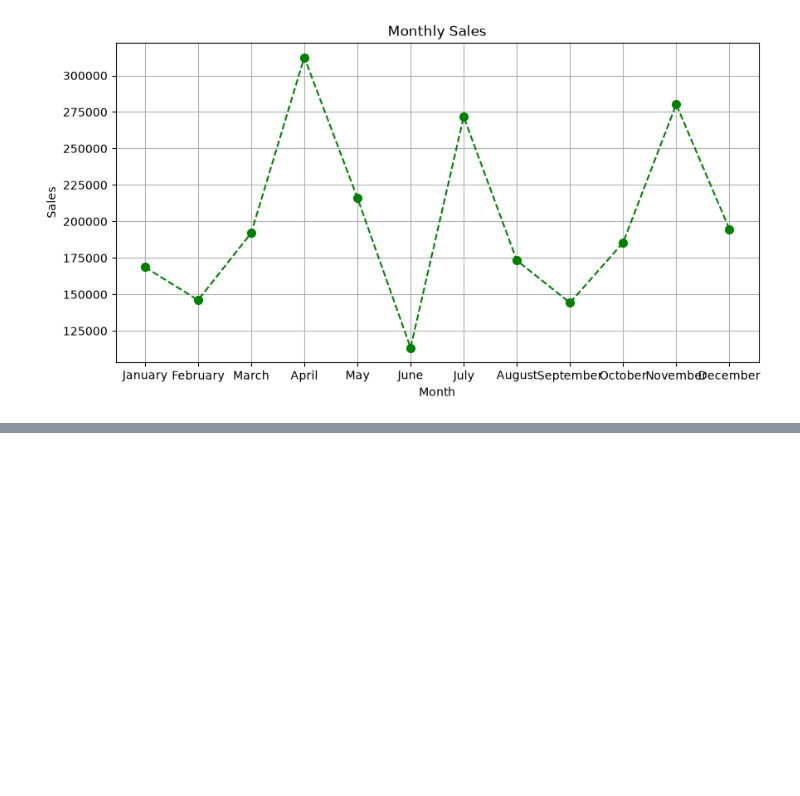
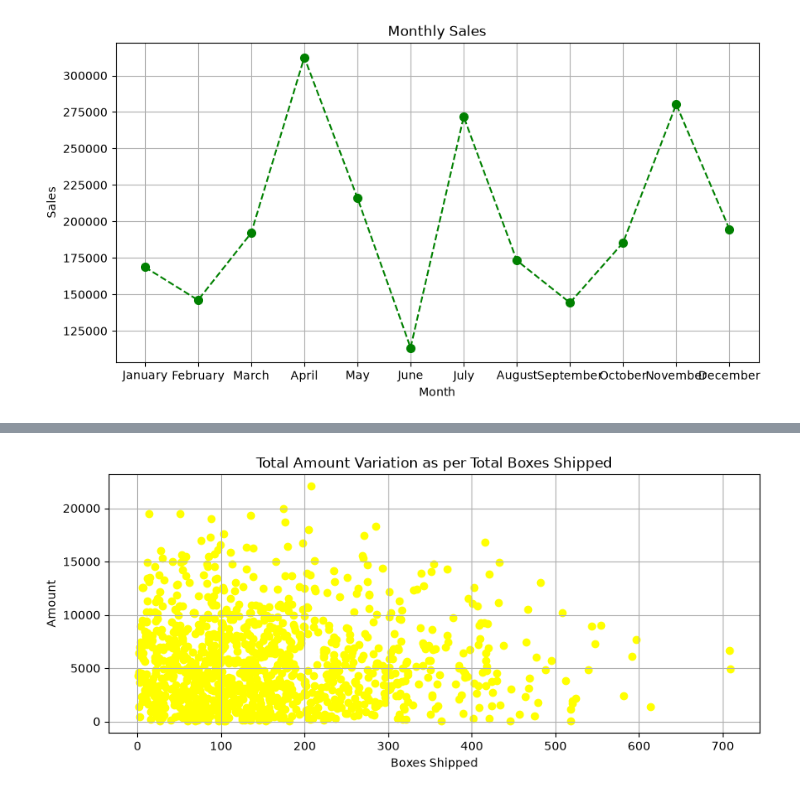
Before and after one commit to AbhishekKumarVerma2356/Python_Matplotlib, a Jupyter notebook: Getting_Started.ipynb, the cells around one changed output, grey strips where cells are left out. Saved outputs shown, nothing was run; the diff lists cells and outputs as text; code cells hidden in the pictures; blank space fills up the shorter version.

```diff
--- a/Getting_Started.ipynb
+++ b/Getting_Started.ipynb
@@ -746,0 +854,13 @@ plt.show()
+# %%
+x=sales['Boxes Shipped']
+y=sales['Amount']
+# %%
+plt.figure(figsize=(10,4))
+plt.title('Total Amount Variation as per Total Boxes Shipped')
+plt.xlabel('Boxes Shipped')
+plt.ylabel('Amount')
+plt.scatter(x,y, color='yellow',marker='o')
+plt.grid()
+plt.show()
+# %% [output]
+[figure, added]
```
Also changed, not shown: parts of 20 cells of this notebook.
